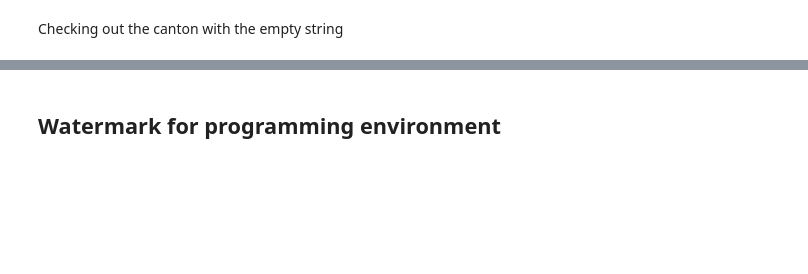
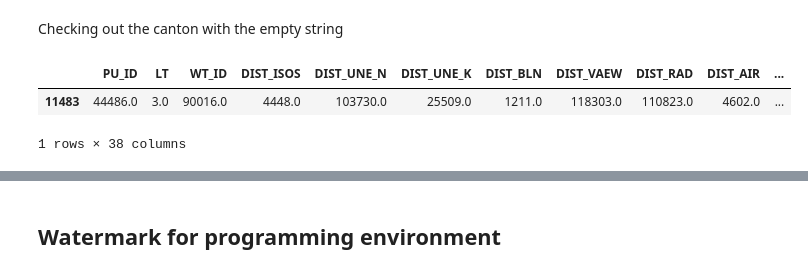
Before and after one commit to percw/Swiss_wind-turbine_optimization, a Jupyter notebook: wind_optimization.ipynb, the cells around one changed output, grey strips where cells are left out. Cells and saved outputs as stored; diff of their text form; code cells hidden in the pictures; blank space fills up the shorter version.

```diff
--- a/wind_optimization.ipynb
+++ b/wind_optimization.ipynb
@@ -75,4 +86,8 @@ print(f'The cantons are: {df_raw["CANT_NAME"].unique()}')
 # %% [markdown]
 Checking out the canton with the empty string
 # %%
-display(df_raw[df_raw["CANT_NAME"] == ''])
+display(df_dbf_raw[df_dbf_raw["CANT_NAME"] == ''])
+# %% [output]
+|  | PU_ID | LT | WT_ID | DIST_ISOS | DIST_UNE_N | DIST_UNE_K | DIST_BLN | DIST_VAEW | DIST_RAD | DIST_AIR | ... |
+| 11483 | 44486.0 | 3.0 | 90016.0 | 4448.0 | 103730.0 | 25509.0 | 1211.0 | 118303.0 | 110823.0 | 4602.0 | ... |
+1 rows × 38 columns
```
Also changed, not shown: parts of 10 cells of this notebook, 1 other file.
